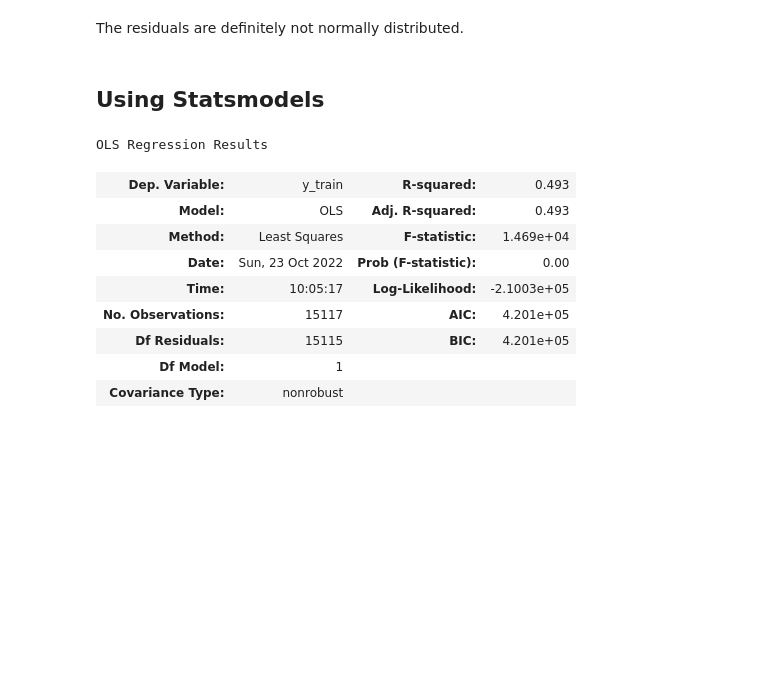
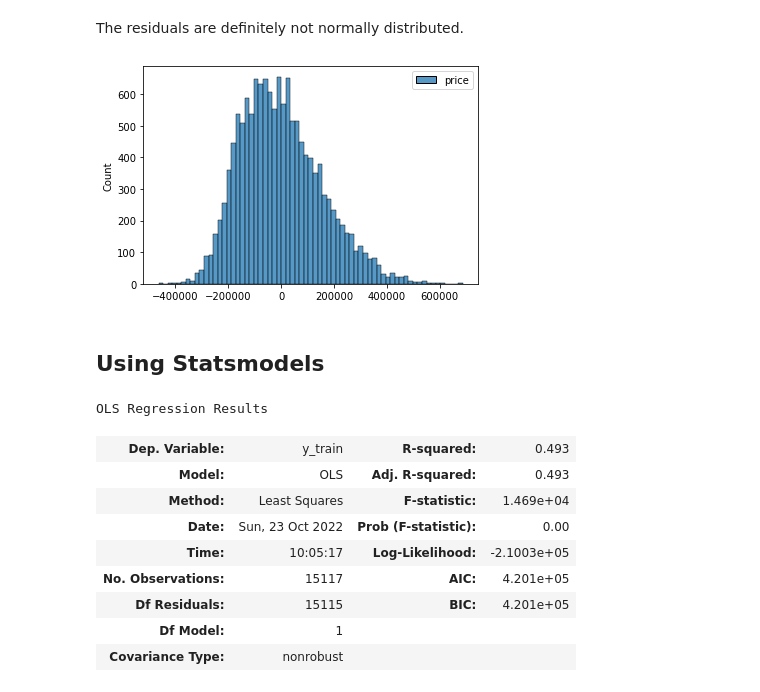
Before and after one commit to ran0027/dsc-phase2-project, a Jupyter notebook: analysis.ipynb, the cells around one changed output. Saved outputs shown, nothing was run; the diff lists cells and outputs as text; code cells hidden in the pictures; blank space fills up the shorter version.

```diff
--- a/analysis.ipynb
+++ b/analysis.ipynb
@@ -371,5 +405,9 @@ sm.qqplot(residuals, line='45');
 # %% [markdown]
 The residuals are definitely not normally distributed.
+# %%
+sns.histplot(residuals);
+# %% [output]
+[figure, added]
 # %% [markdown]
 ## Using Statsmodels
 # %%
```
Also changed, not shown: parts of 18 cells of this notebook.
